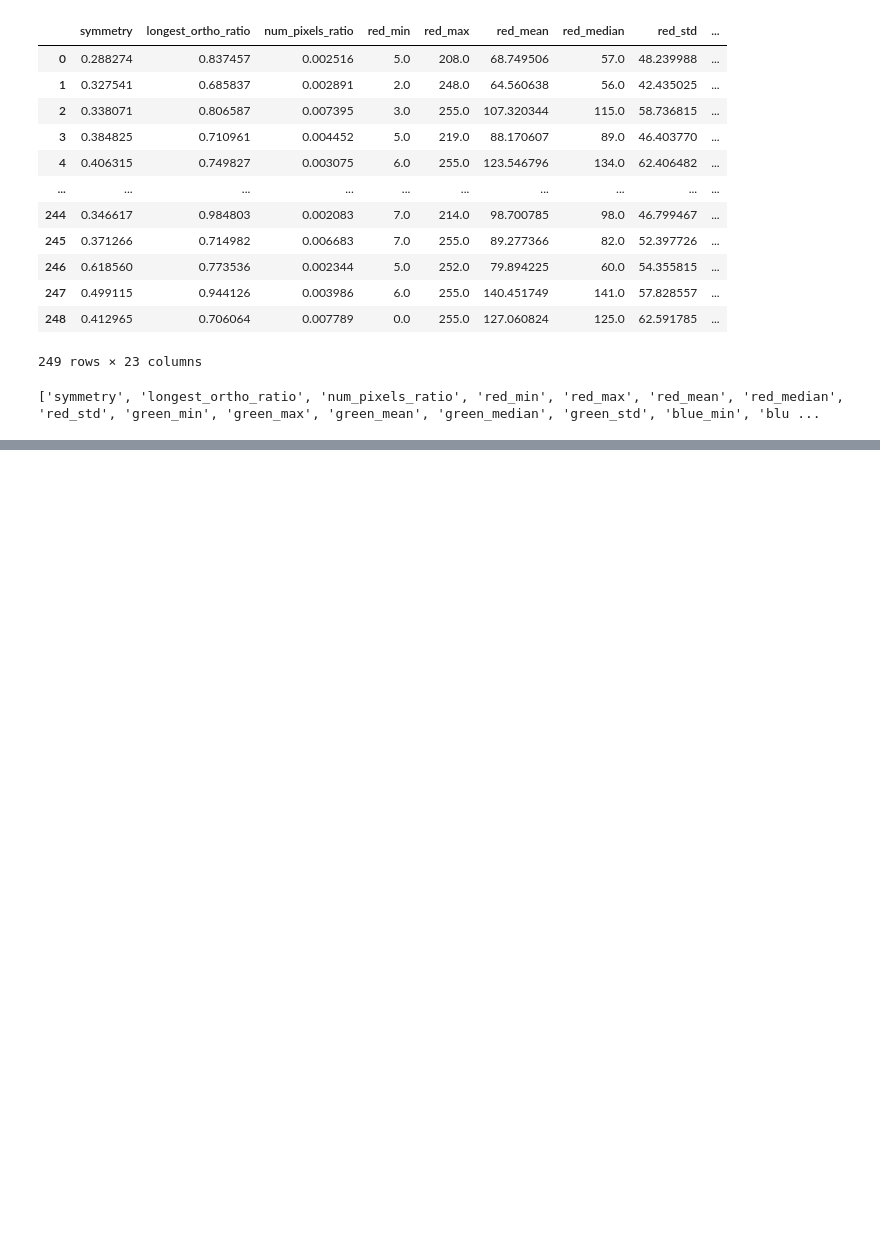
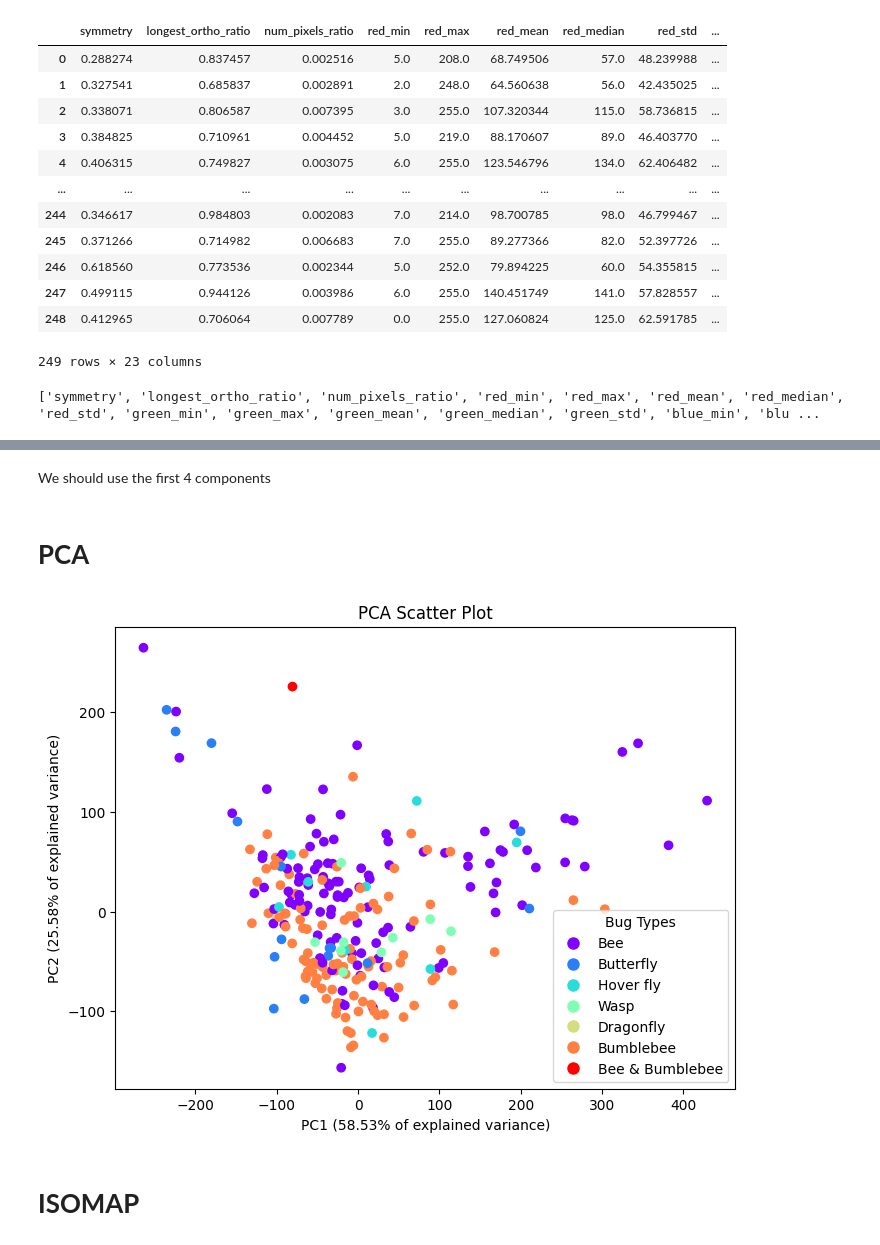
Before and after one commit to Romain-Chevrollier/Data_Project, a Jupyter notebook: code/Data_visualization.ipynb, the cells around one changed output, grey strips where cells are left out. Drawn from its saved outputs; the diff is of its cells as text; code cells hidden in the pictures; blank space fills up the shorter version.

Commit message:
PCA working going to do ISOMAP now

```diff
--- a/code/Data_visualization.ipynb
+++ b/code/Data_visualization.ipynb
@@ -99,3 +110,3 @@ PCA does not accept missing values encoded as NaN natively. For supervised learn
 # %%
-dfn_pca = pd.DataFrame(dfn_pca)
-dfn_pca
+# dfn_pca = pd.DataFrame(dfn_pca)
+# dfn_pca
@@ -168,0 +177,26 @@ IndexError: only integers, slices (`:`), ellipsis (`...`), numpy.newaxis (`None`
+# %% [markdown]
+We should use the first 4 components
+# %% [markdown]
+# **PCA**
+# %%
+# Assuming `X_pca` is your data transformed by PCA
+plt.figure(figsize=(8,6))
+bug_types = df['bug type'].unique()
+
+# Create a colormap
+cmap = cm.get_cmap('rainbow', len(bug_types))
+
+color_dict = {bug_type: cmap(i) for i, bug_type in enumerate(bug_types)}
+scatter = plt.scatter(dfn_pca[:,0], dfn_pca[:,1], c=df['bug type'].map(color_dict))
+
+# Create legend handles manually
+handles = [plt.Line2D([0], [0], marker='o', color='w', markerfacecolor=color_dict[bug_type], markersize=10) for bug_type in bug_types]
+plt.legend(handles, bug_types, title="Bug Types")
+plt.xlabel("PC1 ({0}% of explained variance)".format(explained_variances[0], fontsize=12))
+plt.ylabel("PC2 ({0}% of explained variance)".format(explained_variances[1], fontsize=12))
+plt.title('PCA Scatter Plot')
+plt.show()
+# %% [output]
+[figure, added]
+# %% [markdown]
+# **ISOMAP**
```
Also changed, not shown: parts of 12 cells of this notebook, 1 other file.
